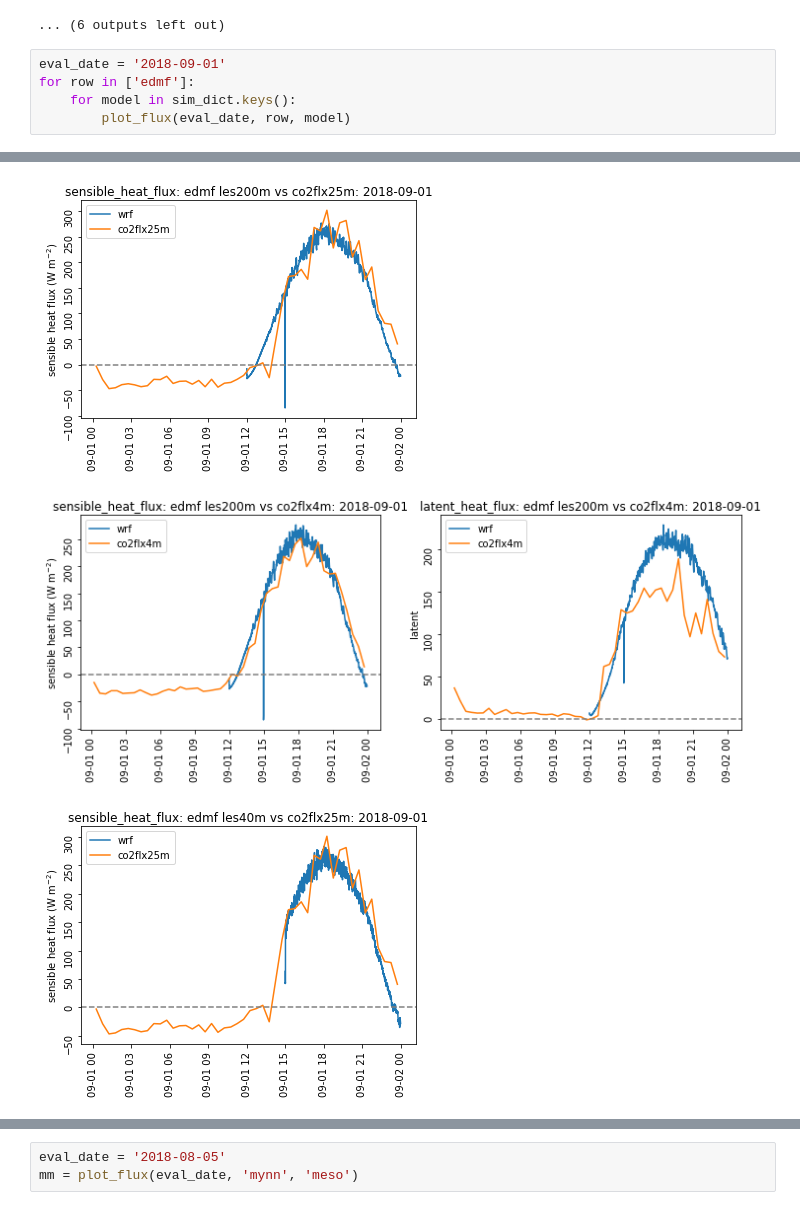
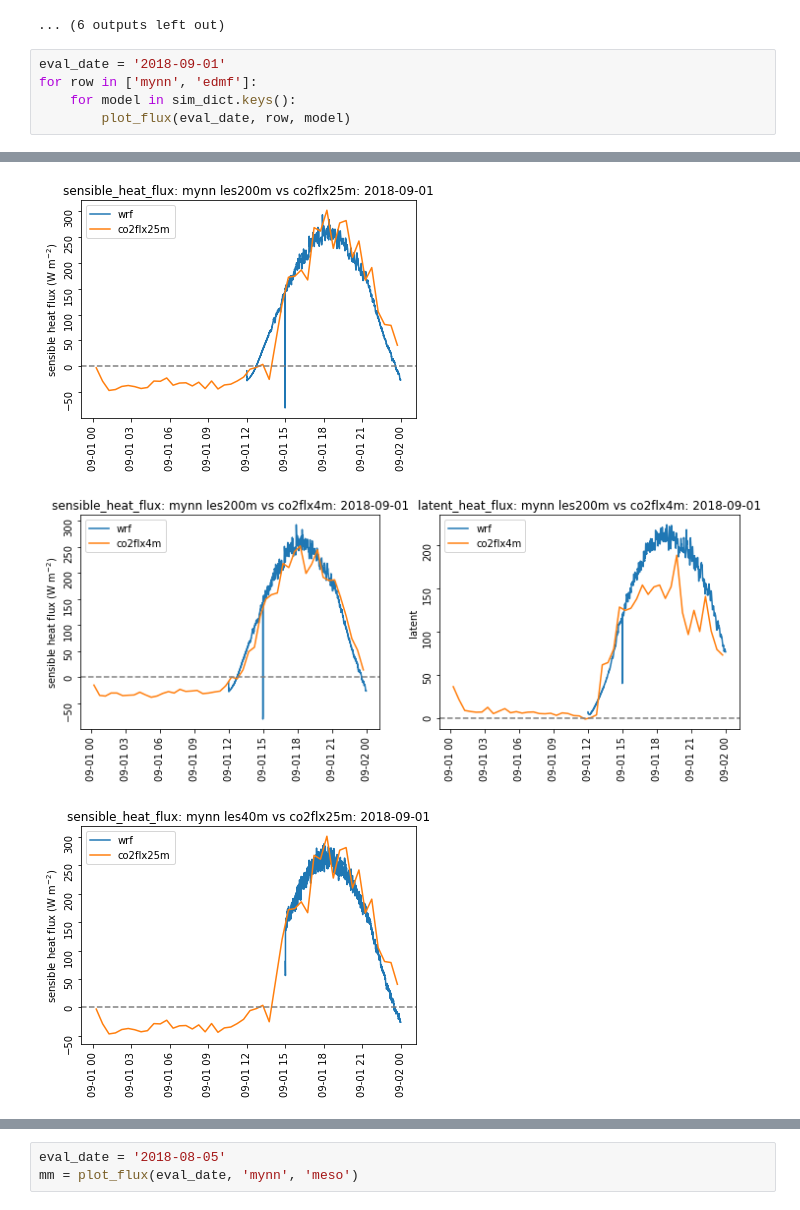
Before and after one commit to joejoeyjoseph/mmc-pnnl-j3, a Jupyter notebook: sgp/eagle/03c_read_j3wrf_meso-les_compare_flux.ipynb, the cells around one changed output, grey strips where cells are left out. Saved outputs shown, nothing was run; the diff lists cells and outputs as text.

```diff
--- a/sgp/eagle/03c_read_j3wrf_meso-les_compare_flux.ipynb
+++ b/sgp/eagle/03c_read_j3wrf_meso-les_compare_flux.ipynb
@@ -143,7 +146,7 @@ for row in ['mynn', 'edmf', 'mynn_1arcs']:
 ... (6 outputs left out)
 # %%
 eval_date = '2018-09-01'
-for row in ['edmf']:
+for row in ['mynn', 'edmf']:
     for model in sim_dict.keys():
         plot_flux(eval_date, row, model)
 # %% [output]
@@ -151,4 +154,4 @@ for row in ['edmf']:
 [figure]
-[figure, old version]
+[figure, new version]
-[figure, old version]
+[figure, new version]
-[figure, old version]
+[figure, new version]
```
Also changed, not shown: parts of 2 cells of this notebook, 12 other files.
